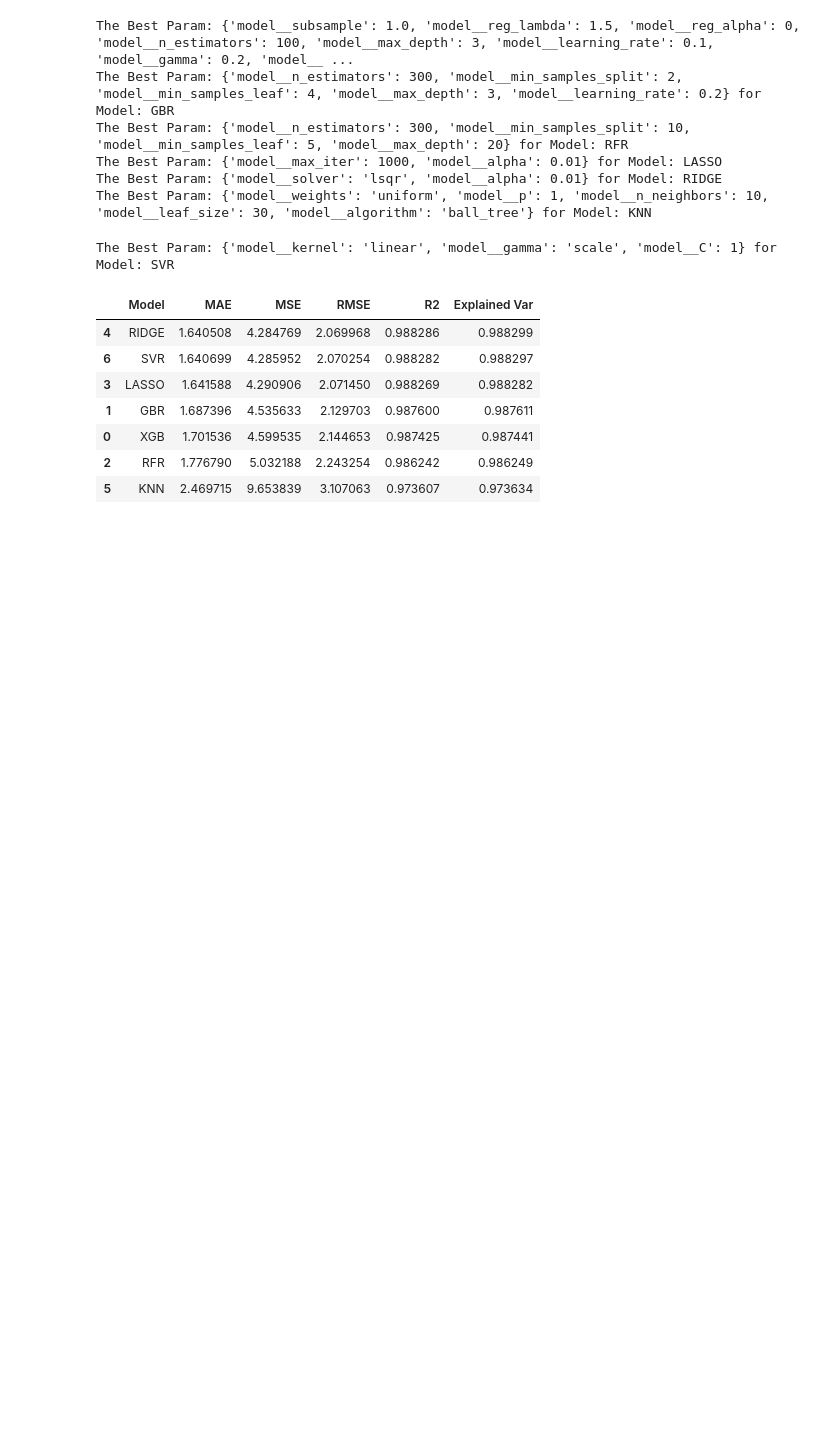
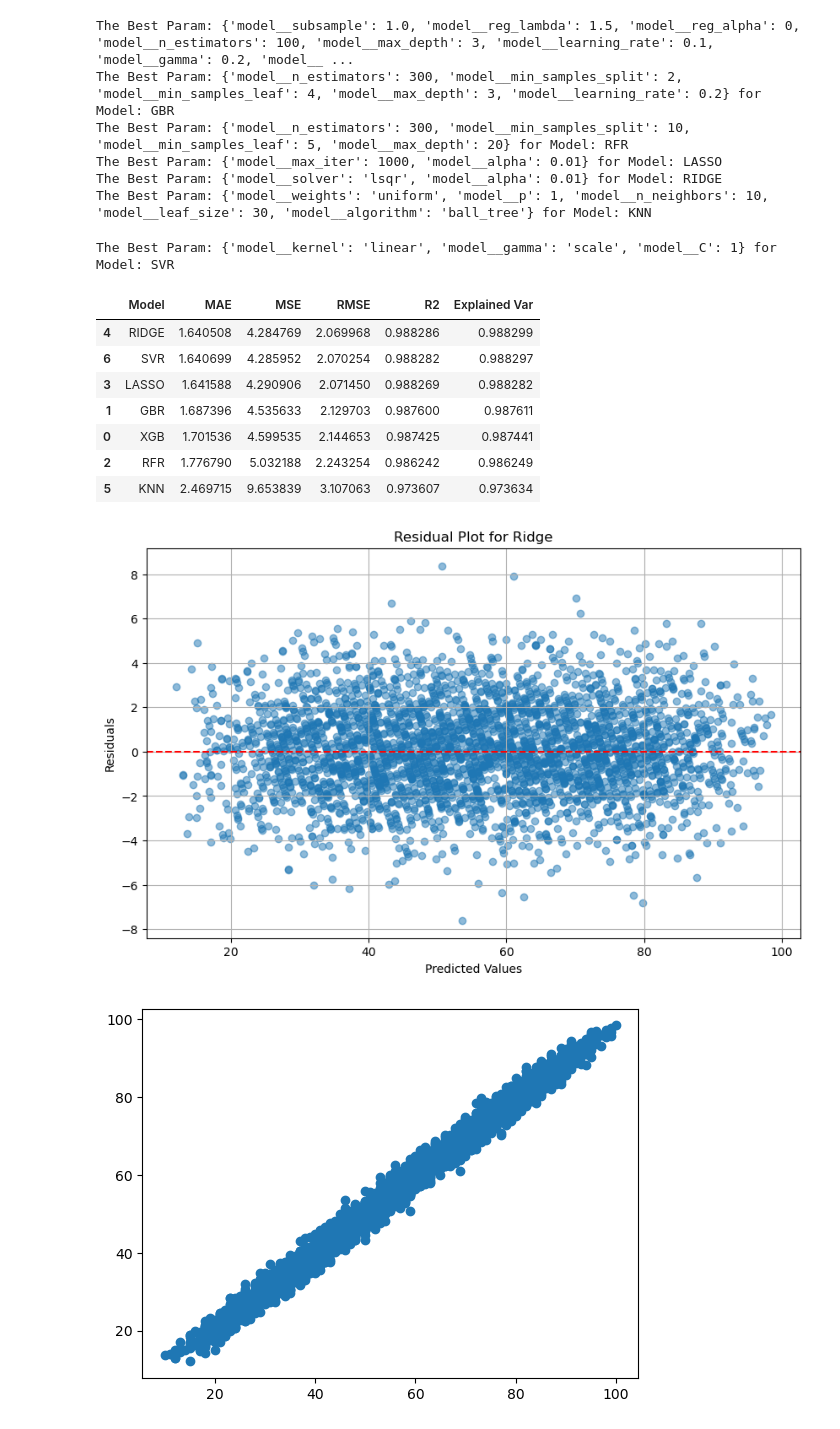
Before and after one commit to MaukanMir/-Student-Performance-Regression-, a Jupyter notebook: training.ipynb, the cells around one changed output. Cells and saved outputs as stored; diff of their text form; code cells hidden in the pictures; blank space fills up the shorter version.

Commit message:
added new models

```diff
--- a/training.ipynb
+++ b/training.ipynb
@@ -369,6 +369,28 @@ def optimization_search(preprocessor, model_names, models,X, y, optimizer_class,
         })
 
   return pd.DataFrame(metric_tracker).sort_values(by="RMSE", ascending=True)
+
+def residual_plot(models, model_names, preprocessor, kbest, X, y):
+
+
+  for model, model_name in zip(models, model_names):
+    X_train, X_test, y_train, y_test = train_test_split(X, y, test_size=0.33, random_state=42)
+    pipeline = create_sklearn_pipeline(preprocessor, model, kbest)
+    pipeline.fit(X_train, y_train)
+    predictions = pipeline.predict(X_test)
+    residuals = y_test - predictions
+
+    plt.figure(figsize=(10, 6))
+    plt.scatter(predictions, residuals, alpha=0.5)
+    plt.title(f'Residual Plot for {model_name}')
+    plt.xlabel('Predicted Values')
+    plt.ylabel('Residuals')
+    plt.axhline(y=0, color='r', linestyle='--')
+    plt.grid(True)
+    plt.show()
+
+    plt.scatter(y_test, predictions)
+    plt.show()
 # %% [markdown]
 # EDA Analysis
 # %%
@@ -753,3 +775,28 @@ The Best Param: {'model__kernel': 'linear', 'model__gamma': 'scale', 'model__C':
 | 0 | XGB | 1.701536 | 4.599535 | 2.144653 | 0.987425 | 0.987441 |
 | 2 | RFR | 1.776790 | 5.032188 | 2.243254 | 0.986242 | 0.986249 |
 | 5 | KNN | 2.469715 | 9.653839 | 3.107063 | 0.973607 | 0.973634 |
+# %%
+models = [
+  Ridge(solver='lsqr', alpha=0.01),
+  Lasso(max_iter=1000, alpha=0.01),
+  SVR(kernel='linear', gamma='scale', C=1),
+  KNeighborsRegressor(weights='uniform', p=1, n_neighbors=10, leaf_size=30, algorithm='ball_tree'),
+  GradientBoostingRegressor(n_estimators=300, min_samples_split=2, min_samples_leaf=4, max_depth=3, learning_rate=0.2),
+  RandomForestRegressor(n_estimators=300, min_samples_split=10, min_samples_leaf=5, max_depth=20),
+  XGBRegressor(subsample=1.0, reg_lambda=1.5, reg_alpha=0, n_estimators=100, max_depth=3, learning_rate=0.1, gamma=0.2, colsample_bytree=1.0)
+]
+
+model_names = [
+  'Ridge',
+  "Lasso",
+  "SVR",
+  "KNN",
+  "GBR",
+  "RFR",
+  "XGB"
+]
+
+residual_plot(models, model_names, preprocessor, kbest, X, y)
+# %% [output]
+[figure, added]
+[figure, added]
```
Also changed, not shown: parts of 1 cell of this notebook.
